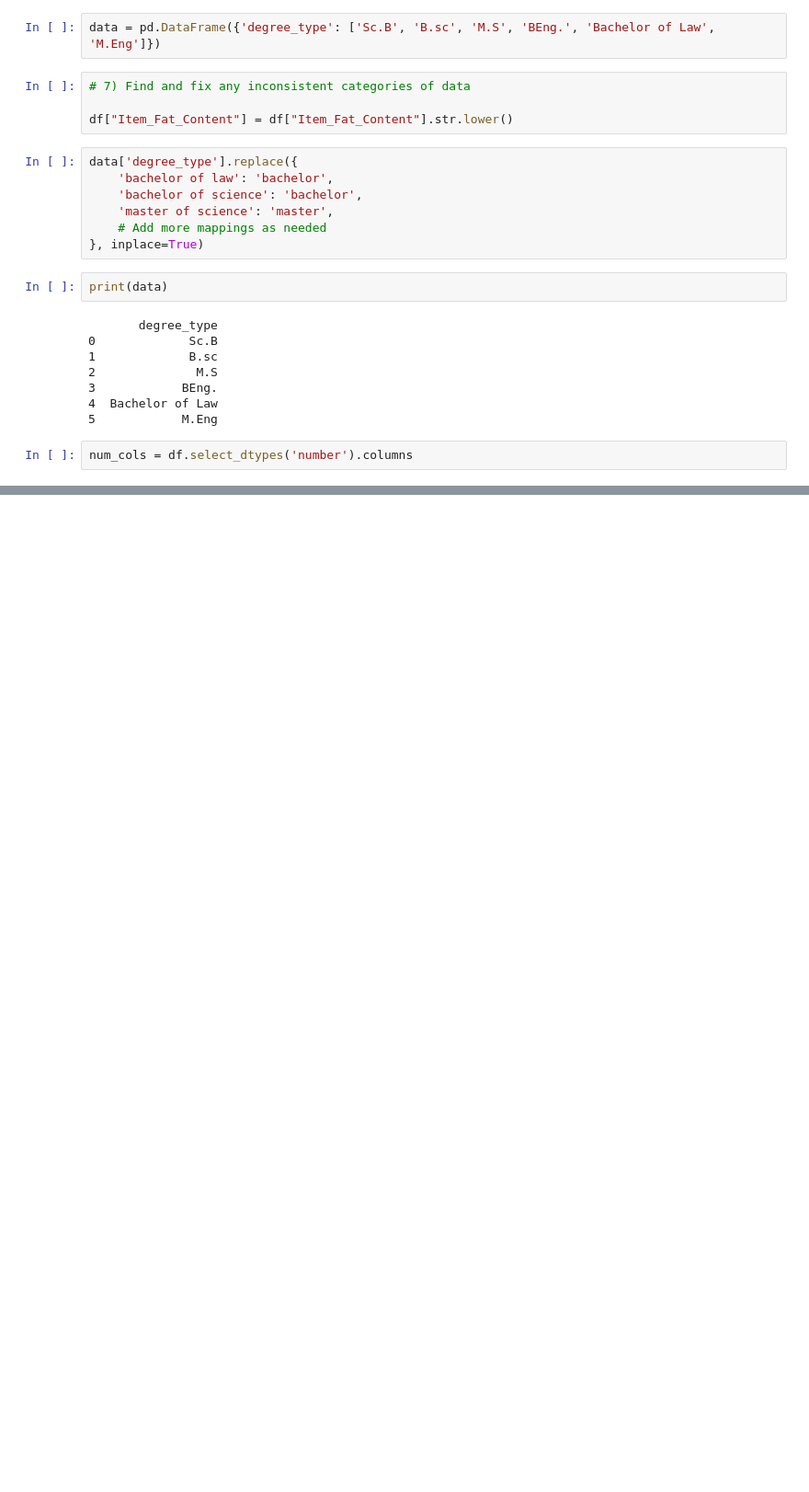
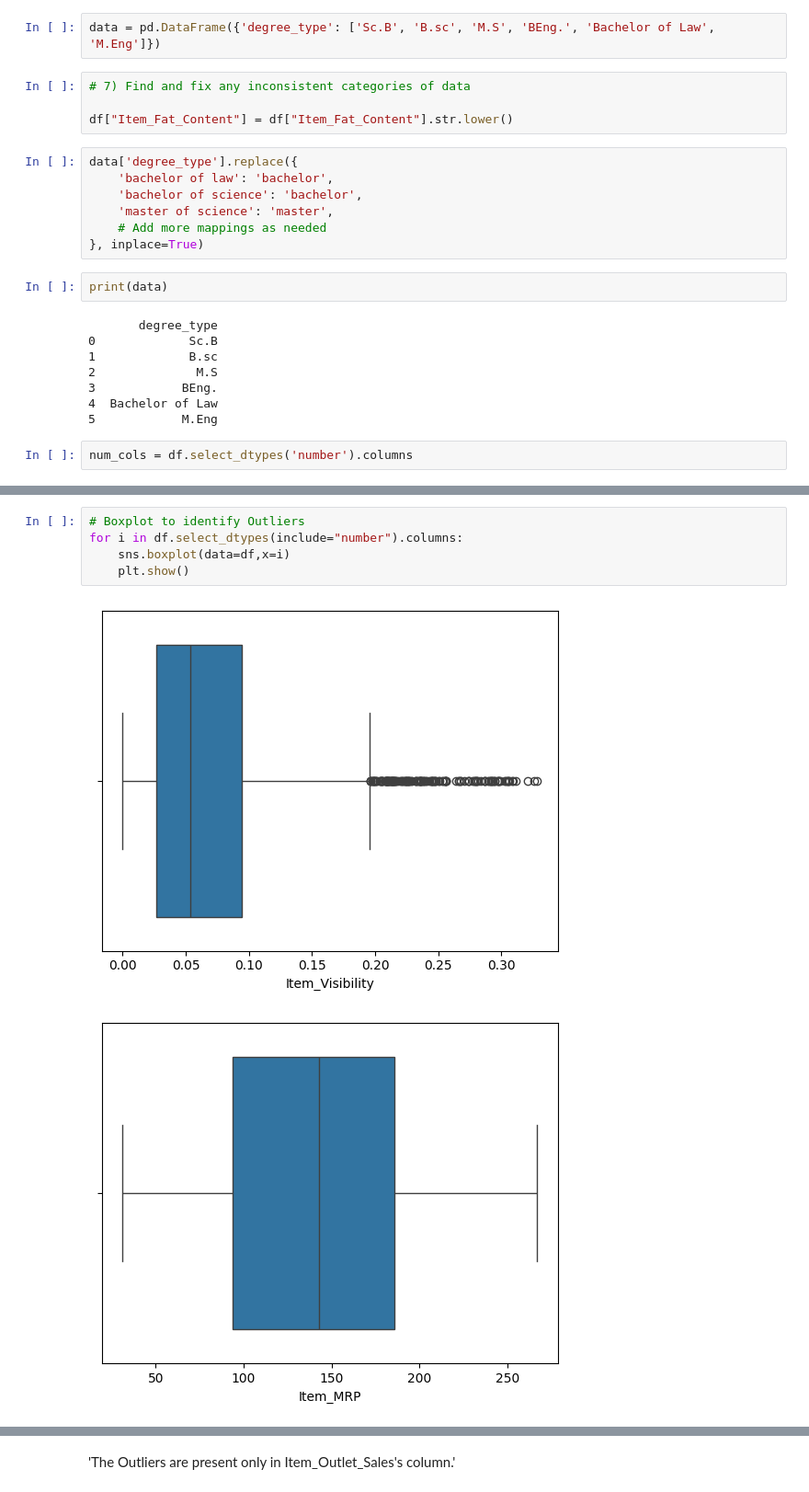
Before and after one commit to zyed79/Prediction-of-Product-Sales, a Jupyter notebook: Untitled1.ipynb, the cells around one changed output, grey strips where cells are left out. Shown at 92% size. Cells and saved outputs as stored; diff of their text form; blank space fills up the shorter version.

```diff
--- a/Untitled1.ipynb
+++ b/Untitled1.ipynb
@@ -244,0 +289,8 @@ dtype: float64
+# %%
+# Boxplot to identify Outliers
+for i in df.select_dtypes(include="number").columns:
+    sns.boxplot(data=df,x=i)
+    plt.show()
+# %% [output]
+[figure, added]
+[figure, added]
@@ -244,0 +299,2 @@ dtype: float64
+# %% [markdown]
+'The Outliers are present only in Item_Outlet_Sales's column.'
```
Also changed, not shown: parts of 21 cells of this notebook.
